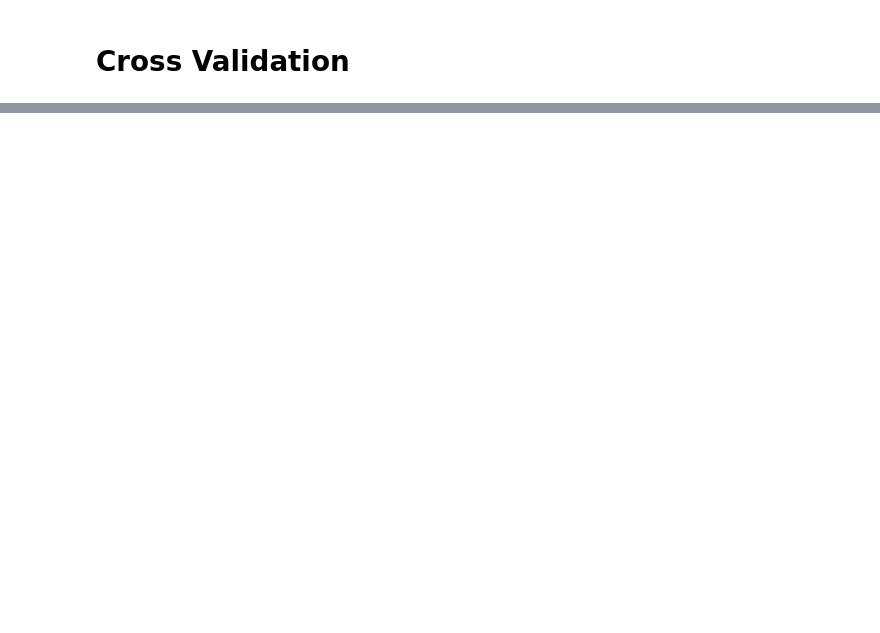
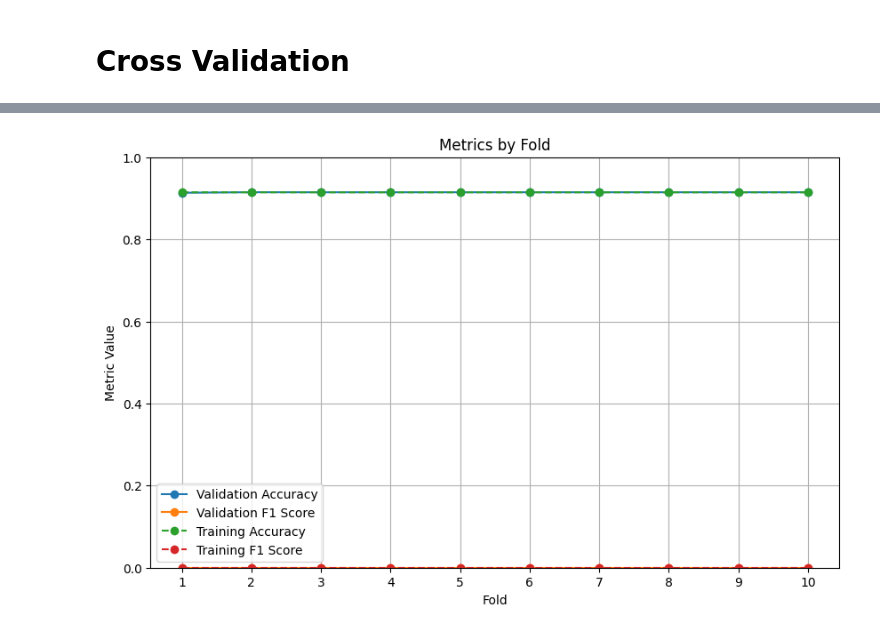
Before and after one commit to 8gabri8/heart_attack_ML, a Jupyter notebook: EDA.ipynb, the cells around one changed output, grey strips where cells are left out. Drawn from its saved outputs; the diff is of its cells as text; code cells hidden in the pictures; blank space fills up the shorter version.

Commit message:
f1 score

```diff
--- a/EDA.ipynb
+++ b/EDA.ipynb
@@ -544,15 +561,24 @@ def stratified_k_fold_cross_validation(y, tx, k_folds, max_iters, gamma, lambda_
 # %%
 # Hyperparameters
-max_iters = 100  # Number of iterations for gradient descent
+max_iters = 10 # Number of iterations for gradient descent
 gamma = 0.1  # Learning rate
 k_folds = 10  # Number of folds for cross-validation
 lambda_ridge = 0.1
-optimization_method = "least_squares" #mse_gd, msg_sgd, least_squares, ridge
+optimization_method = "mse_gd" #mse_gd, msg_sgd, least_squares, ridge
 
 # Run cross-validation
-avg_val_loss, avg_accuracy, best_w, best_accuracy = stratified_k_fold_cross_validation(y_train, x_train, k_folds, max_iters, gamma, lambda_ridge = 0.1, optimization_method = "ridge")
+fold_metrics, best_w, best_accuracy, best_f1_score, mean_val_accuracy, mean_val_f1_score, mean_train_accuracy, mean_train_f1_score = stratified_k_fold_cross_validation(
+    y = y_train,
+    tx = x_train,
+    k_folds = k_folds,
+    max_iters = max_iters,
+    gamma = gamma,
+    lambda_ridge = lambda_ridge,
+    optimization_method = optimization_method
+    )
 
 
 print(best_accuracy)
+print(best_f1_score)
 print(best_w)
 # %% [output]
@@ -578,0 +602,26 @@ Mean Accuracy: 0.9145211110061717
+# %%
+"""Plot the accuracy and F1 score for each fold."""
+folds = [metrics['fold'] for metrics in fold_metrics]
+val_accuracies = [metrics['val_accuracy'] for metrics in fold_metrics]
+val_f1_scores = [metrics['val_f1_score'] for metrics in fold_metrics]
+train_accuracies = [metrics['train_accuracy'] for metrics in fold_metrics]
+train_f1_scores = [metrics['train_f1_score'] for metrics in fold_metrics]
+
+plt.figure(figsize=(10, 6))
+
+# Plot Validation Accuracy and F1 Score
+plt.plot(folds, val_accuracies, label='Validation Accuracy', marker='o', linestyle='-')
+plt.plot(folds, val_f1_scores, label='Validation F1 Score', marker='o', linestyle='-')
+plt.plot(folds, train_accuracies, label='Training Accuracy', marker='o', linestyle='--')
+plt.plot(folds, train_f1_scores, label='Training F1 Score', marker='o', linestyle='--')
+
+plt.title('Metrics by Fold')
+plt.xlabel('Fold')
+plt.ylabel('Metric Value')
+plt.xticks(folds)
+plt.ylim(0, 1)  # Assuming accuracy and F1 scores are between 0 and 1
+plt.legend()
+plt.grid()
+plt.show()
+# %% [output]
+[figure, added]
```
Also changed, not shown: parts of 7 cells of this notebook, 2 other files.
